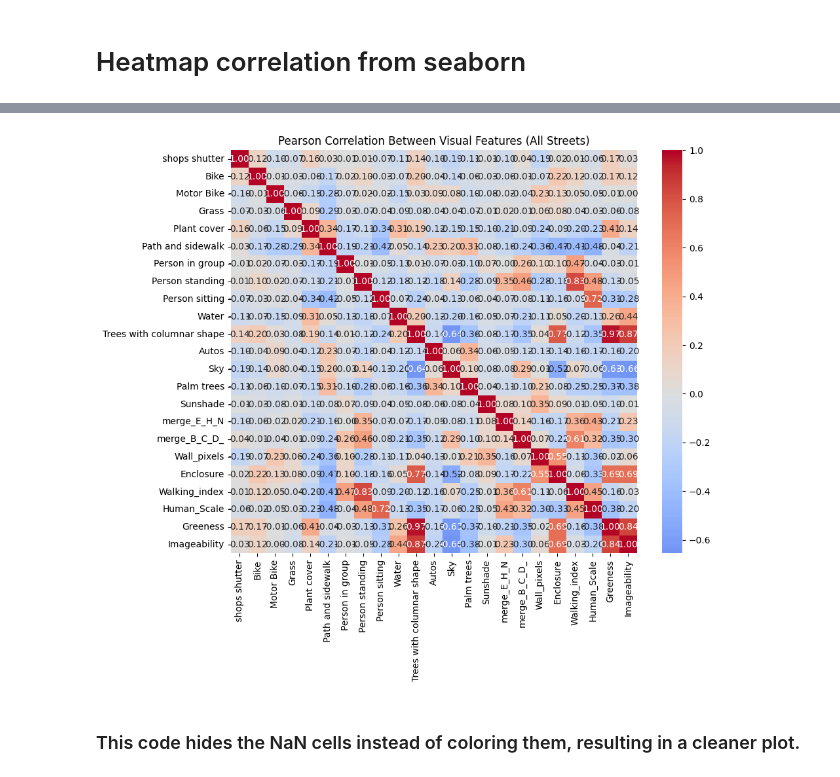
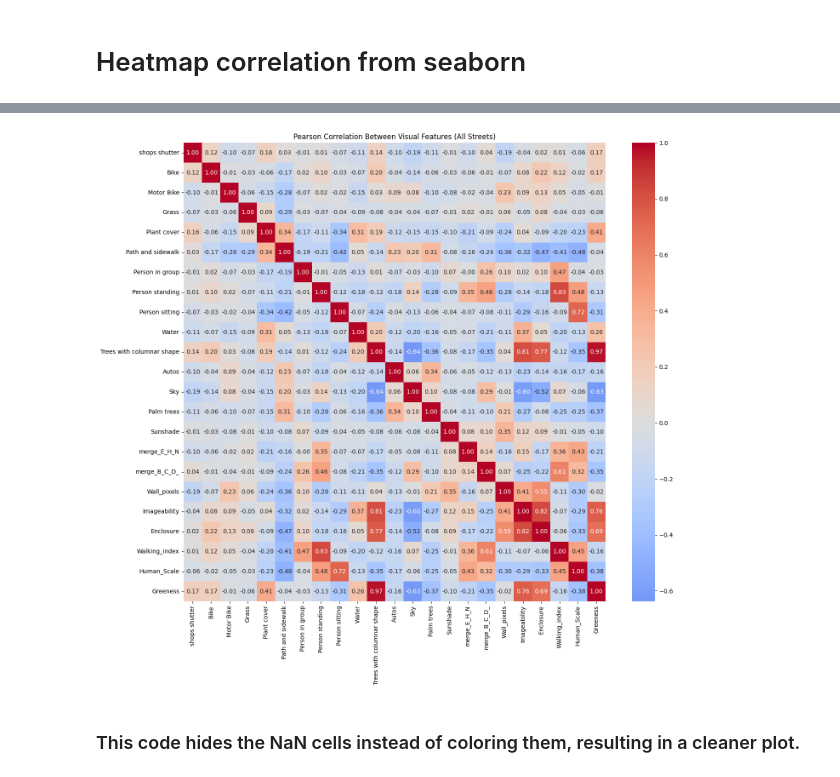
Before and after one commit to Hessam-Maniei/StreetPerception_ML, a Jupyter notebook: notebooks/copyresults.ipynb, the cells around one changed output, grey strips where cells are left out. Saved outputs shown, nothing was run; the diff lists cells and outputs as text; code cells hidden in the pictures.

Commit message:
correction on df_corr

```diff
--- a/notebooks/copyresults.ipynb
+++ b/notebooks/copyresults.ipynb
@@ -2268,2 +2339,15 @@ significant_corrs = corr_df.where(pval_df < 0.05)
 # %% [markdown]
 # Heatmap correlation from seaborn
+# %%
+cols_to_drop = [
+    "Flower",
+    "Flower box",
+    "Trees with oval shape",
+    "Class_34",
+    "group_id",
+    "Dome"
+]
+
+numeric_df_clean = numeric_df.drop(columns=cols_to_drop, errors='ignore')
+
+correlation_matrix = numeric_df_clean.corr(method='pearson')
@@ -2270,12 +2375,12 @@ significant_corrs = corr_df.where(pval_df < 0.05)
 # %%
 import seaborn as sns
 
-plt.figure(figsize=(10,8))
+plt.figure(figsize=(16,14))
 sns.heatmap(correlation_matrix, annot=True, fmt=".2f", cmap="coolwarm", center=0)
 plt.title("Pearson Correlation Between Visual Features (All Streets)")
 plt.show()
 # %% [output]
-[figure, old version]
+[figure, new version]
 # %% [markdown]
 ### This code hides the NaN cells instead of coloring them, resulting in a cleaner plot.
 # %%
```
Also changed, not shown: parts of 14 cells of this notebook, 2 other files.
